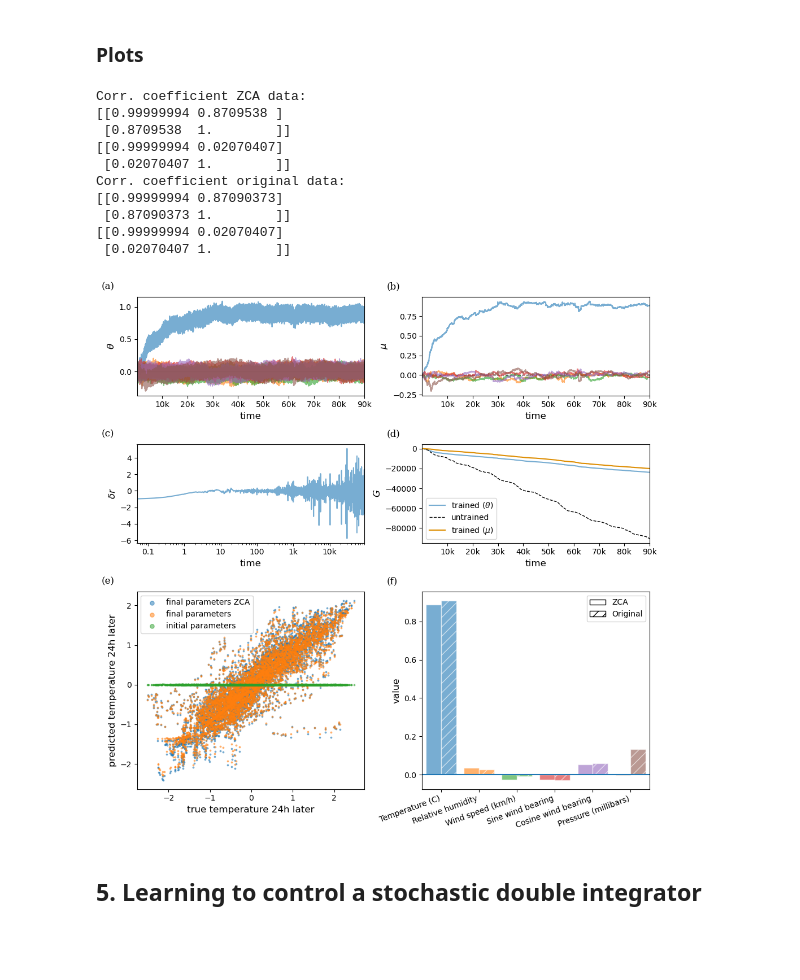
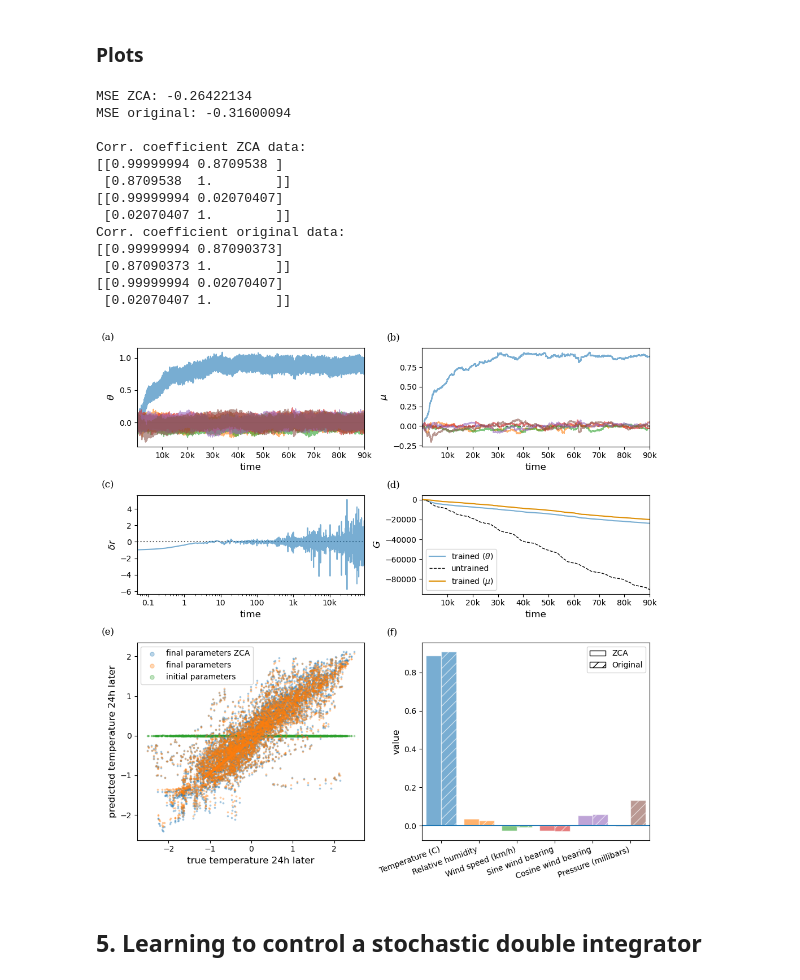
Before and after one commit to jesusgf96/OUA, a Jupyter notebook: OUA_reproducibility_notebook.ipynb, the cells around one changed output. Cells and saved outputs as stored; diff of their text form; code cells hidden in the pictures; blank space fills up the shorter version.

```diff
--- a/OUA_reproducibility_notebook.ipynb
+++ b/OUA_reproducibility_notebook.ipynb
@@ -1020,6 +1023,7 @@ ax[0,1].text(0.0, 1.0, '(b)', transform=(
 
 
 # Plot RPE
+ax[1,0].axhline(y=0, color='black', linestyle='dotted', alpha=alpha_level)
 ax[1,0].set_xlim(ts[0], ts[-1])
 reward_differential = jax.vmap(lambda t, theta: reward_fun(control_fun(t), theta, target_fun(t)))(ts, ys[:, 1:(num_inputs+1)]) - ys[:, 0]
 ax[1,0].set_xlabel('time', rotation=0, fontsize=12)
@@ -1036,7 +1040,7 @@ ax[1, 1].plot(ts, ys[:, -1], lw=1.5, alpha=alpha_level, label=r"trained ($\theta
 ax[1, 1].set_xlim(ts[0], ts[-1])
 
 # Prediction with no learning
-# ts, ys0 = diffusive_learning(control_fun, reward_fun, y0, target_fun=target_fun, t0=0, t1=t1, epsilon=0, lambd=0.0, sigma=0.0, eta=0.0, key=jr.PRNGKey(0))
+ts, ys0 = diffusive_learning(control_fun, reward_fun, y0, target_fun=target_fun, t0=0, t1=t1, epsilon=0, lambd=0.0, sigma=0.0, eta=0.0, key=jr.PRNGKey(0))
 ax[1,1].plot(ts, ys0[:,-1], 'k--', lw=1, label='untrained')
 ax[1,1].text(0.0, 1.0, '(d)', transform=(
     ax[1,1].transAxes + ScaledTranslation(-45/72, +7/72, fig.dpi_scale_trans)),
@@ -1047,7 +1051,7 @@ rbar0 = 1.0
 thetaf = ys[-1, (num_inputs + 1):(2 * num_inputs + 1)]
 muf = thetaf
 y0 = jnp.hstack([rbar0, thetaf, muf, 0.0])
-# ts, ysf = diffusive_learning(control_fun, reward_fun, y0, target_fun=target_fun, t0=0, t1=t1, epsilon=0, lambd=0.0, sigma=0.0, eta=0.0, key=jr.PRNGKey(0))
+ts, ysf = diffusive_learning(control_fun, reward_fun, y0, target_fun=target_fun, t0=0, t1=t1, epsilon=0, lambd=0.0, sigma=0.0, eta=0.0, key=jr.PRNGKey(0))
 ax[1,1].plot(ts, ysf[:,-1], '-', lw=1.5, color=qcmap[1], label=r"trained ($\mu$)")
 ax[1,1].set_ylabel(r"$G$", fontsize=12)
 ax[1,1].set_xlabel('time', rotation=0, fontsize=12)
@@ -1055,9 +1059,9 @@ ax[1,1].legend()
 
 
 # Scatter plot for true vs predicted temperatures
-ax[2,0].scatter(y_true, y_pred, s=3, alpha=0.5)
-ax[2,0].scatter(y_true, y_pred_nd, s=3, alpha=0.5)
-ax[2,0].scatter(y_true, y_init, s=3, alpha=0.5)
+ax[2,0].scatter(y_true, y_pred, s=3, alpha=0.3)
+ax[2,0].scatter(y_true, y_pred_nd, s=3, alpha=0.3)
+ax[2,0].scatter(y_true, y_init, s=3, alpha=0.3,zorder=0)
 ax[2,0].legend([r'final parameters ZCA', r'final parameters', r'initial parameters'], markerscale=3)
 ax[2,0].set_xlabel('true temperature 24h later', rotation=0, fontsize=12)
 ax[2,0].set_ylabel('predicted temperature 24h later', fontsize=12)
@@ -1125,34 +1129,40 @@ for axes in [ax[0,0], ax[0,1], ax[1,0], ax[1,1]]:
     axes.xaxis.set_major_formatter(FuncFormatter(format_func))
 
 
 # Final stuff
 plt.tight_layout()
 plt.savefig(media+'weather_combined.pdf', format='pdf')
 
 
+r_over_time_zca = jax.vmap(lambda t, theta: reward_fun(control_fun(t), theta, target_fun(t)))(ts, ys[:, 1:(num_inputs+1)])
+r_over_time_ori = jax.vmap(lambda t, theta: reward_fun(control_fun(t), theta, target_fun(t)))(ts, ys_nd[:, 1:(num_inputs+1)])
+
 print('MSE ZCA:', r_over_time_zca.mean())
 print('MSE original:', r_over_time_ori.mean())
 print()
 
 print('Corr. coefficient ZCA data:')
 print(jnp.corrcoef(y_true, y_pred))
 print(jnp.corrcoef(y_true, y_init))
 
 print('Corr. coefficient original data:')
 print(jnp.corrcoef(y_true_nd, y_pred_nd))
 print(jnp.corrcoef(y_true_nd, y_init_nd))
 # %% [output]
+MSE ZCA: -0.26422134
+MSE original: -0.31600094
+
 Corr. coefficient ZCA data:
 [[0.99999994 0.8709538 ]
  [0.8709538  1.        ]]
 [[0.99999994 0.02070407]
  [0.02070407 1.        ]]
 Corr. coefficient original data:
 [[0.99999994 0.87090373]
  [0.87090373 1.        ]]
 [[0.99999994 0.02070407]
  [0.02070407 1.        ]]
-[figure, old version]
+[figure, new version]
 # %% [markdown]
 ## 5. Learning to control a stochastic double integrator
 # %%
```
Also changed, not shown: parts of 3 cells of this notebook.
